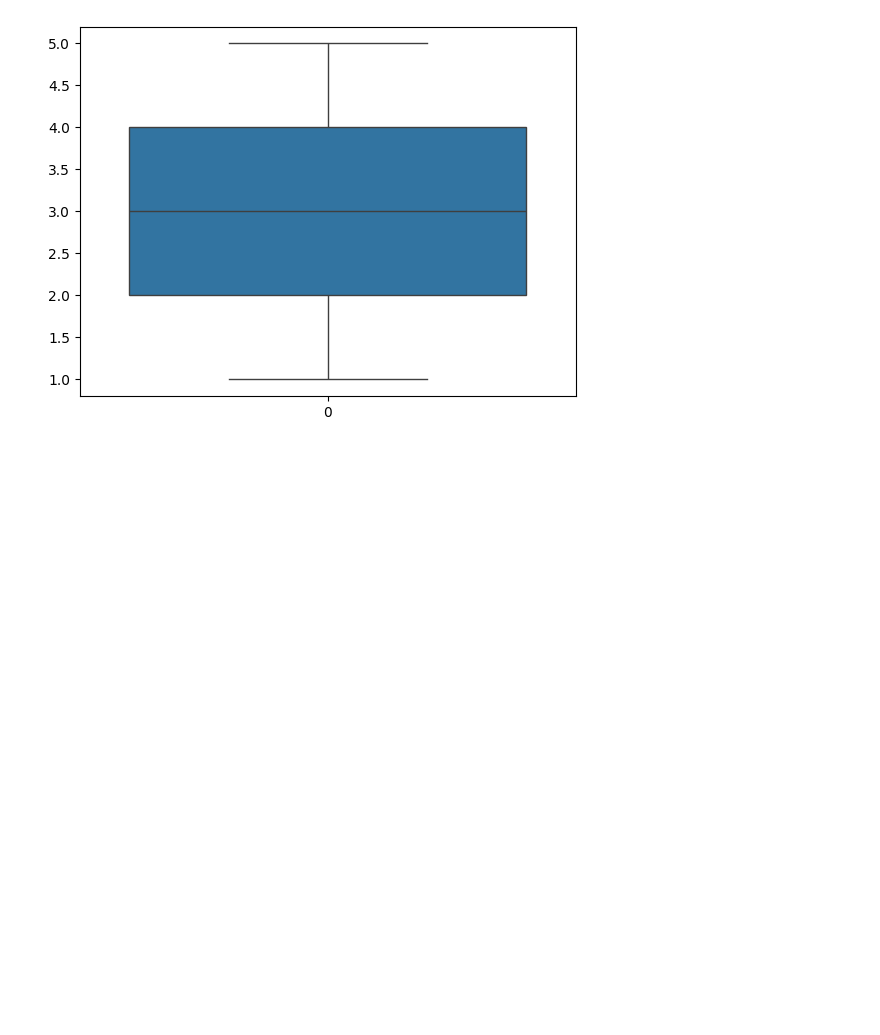
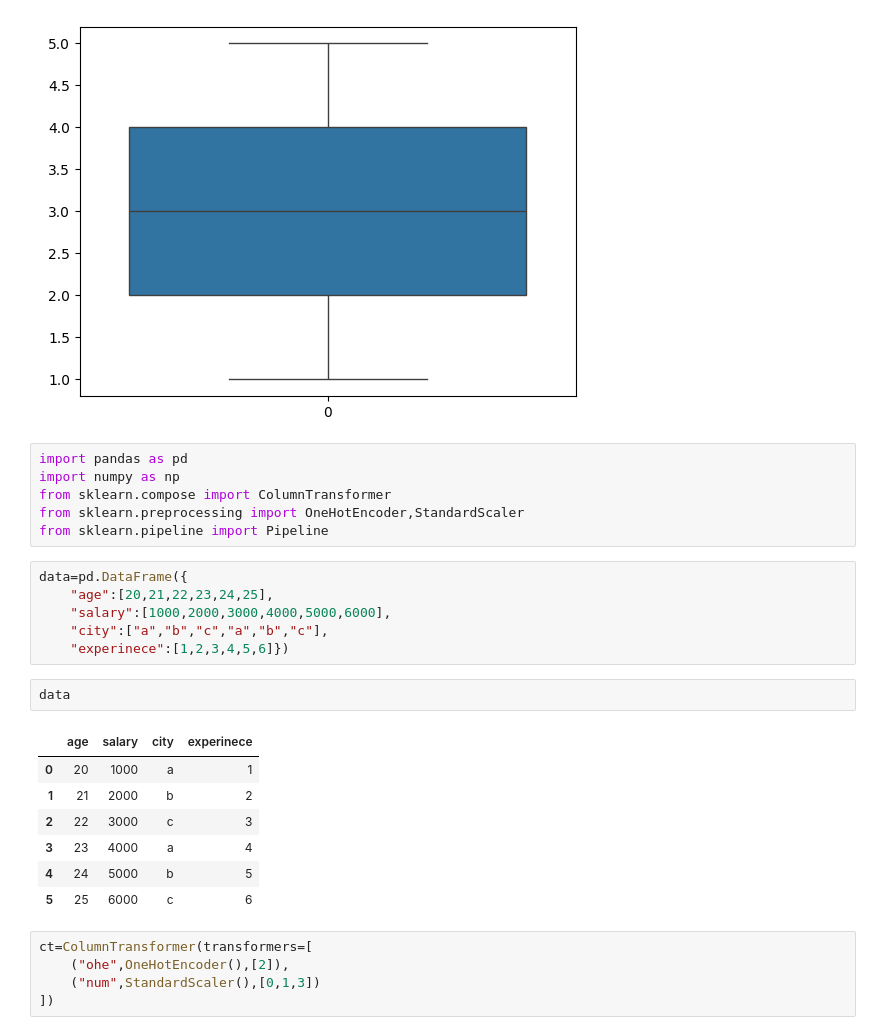
Before and after one commit to sgajbhiye96/Machine-Learning, a Jupyter notebook: dt.ipynb, the cells around one changed output. Saved outputs shown, nothing was run; the diff lists cells and outputs as text; blank space fills up the shorter version.

```diff
--- a/dt.ipynb
+++ b/dt.ipynb
@@ -47,3 +47,30 @@ sns.boxplot(x)
 # %% [output]
 <Axes: >
 [figure]
+# %%
+import pandas as pd
+import numpy as np
+from sklearn.compose import ColumnTransformer
+from sklearn.preprocessing import OneHotEncoder,StandardScaler
+from sklearn.pipeline import Pipeline
+# %%
+data=pd.DataFrame({
+    "age":[20,21,22,23,24,25],
+    "salary":[1000,2000,3000,4000,5000,6000],
+    "city":["a","b","c","a","b","c"],
+    "experinece":[1,2,3,4,5,6]})
+# %%
+data
+# %% [output]
+|  | age | salary | city | experinece |
+| 0 | 20 | 1000 | a | 1 |
+| 1 | 21 | 2000 | b | 2 |
+| 2 | 22 | 3000 | c | 3 |
+| 3 | 23 | 4000 | a | 4 |
+| 4 | 24 | 5000 | b | 5 |
+| 5 | 25 | 6000 | c | 6 |
+# %%
+ct=ColumnTransformer(transformers=[
+    ("ohe",OneHotEncoder(),[2]),
+    ("num",StandardScaler(),[0,1,3])
+])
```
Also changed, not shown: parts of 1 cell of this notebook, 3 other files.
